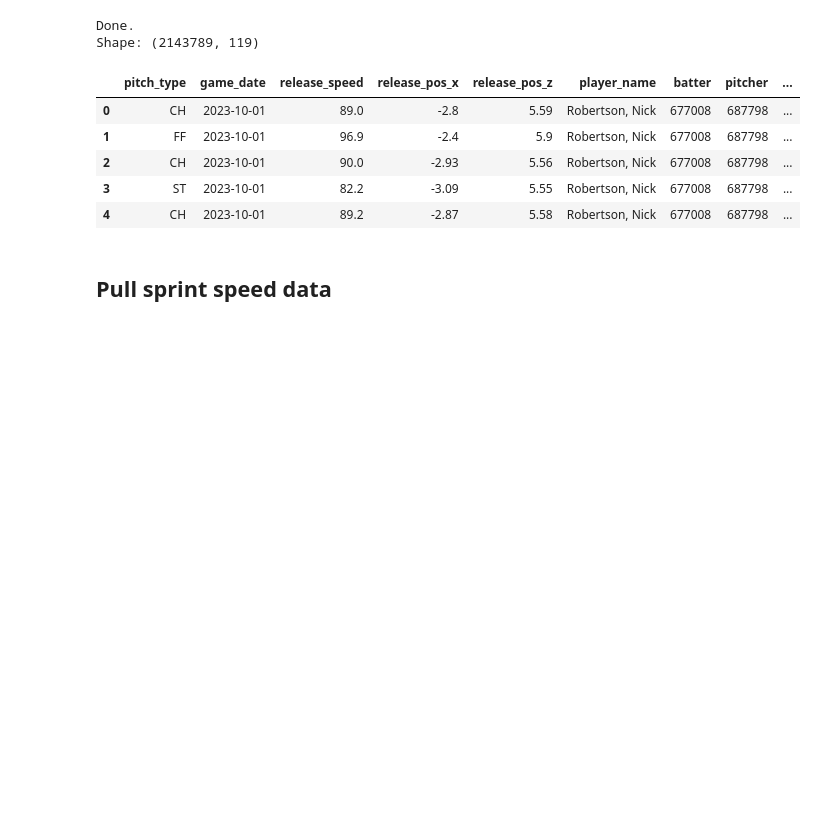
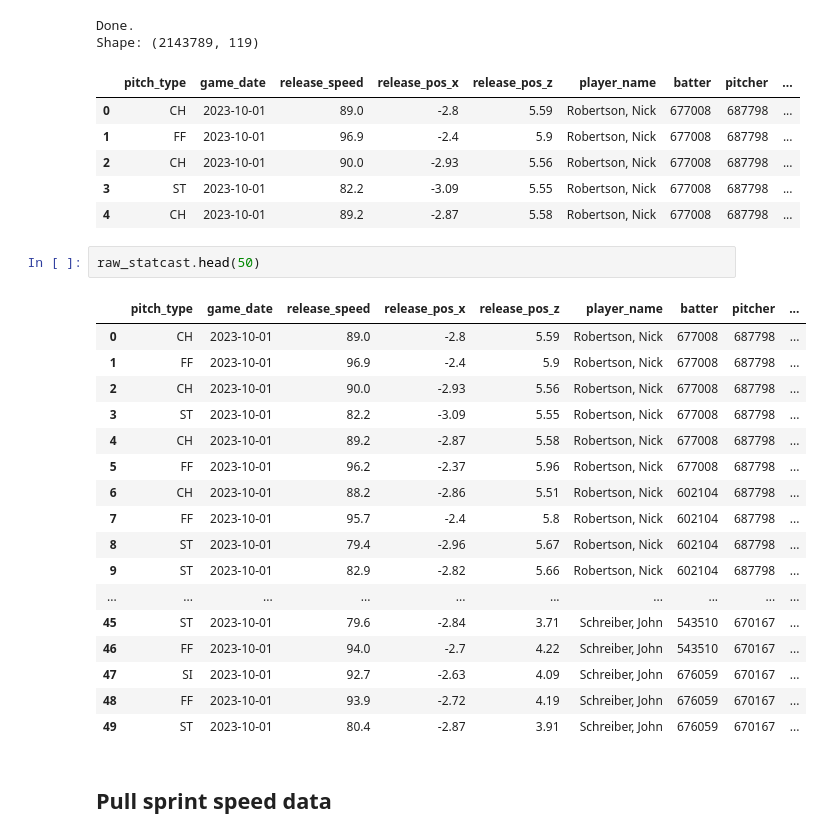
Before and after one commit to ZachGrammer/BaseballRevamp, a Jupyter notebook: 01_data_ingestion.ipynb, the cells around one changed output. Cells and saved outputs as stored; diff of their text form; blank space fills up the shorter version.

```diff
--- a/01_data_ingestion.ipynb
+++ b/01_data_ingestion.ipynb
@@ -62,6 +62,26 @@ Shape: (2143789, 119)
 | 2 | CH | 2023-10-01 | 90.0 | -2.93 | 5.56 | Robertson, Nick | 677008 | 687798 | ... |
 | 3 | ST | 2023-10-01 | 82.2 | -3.09 | 5.55 | Robertson, Nick | 677008 | 687798 | ... |
 | 4 | CH | 2023-10-01 | 89.2 | -2.87 | 5.58 | Robertson, Nick | 677008 | 687798 | ... |
+# %%
+raw_statcast.head(50)
+# %% [output]
+|  | pitch_type | game_date | release_speed | release_pos_x | release_pos_z | player_name | batter | pitcher | ... |
+| 0 | CH | 2023-10-01 | 89.0 | -2.8 | 5.59 | Robertson, Nick | 677008 | 687798 | ... |
+| 1 | FF | 2023-10-01 | 96.9 | -2.4 | 5.9 | Robertson, Nick | 677008 | 687798 | ... |
+| 2 | CH | 2023-10-01 | 90.0 | -2.93 | 5.56 | Robertson, Nick | 677008 | 687798 | ... |
+| 3 | ST | 2023-10-01 | 82.2 | -3.09 | 5.55 | Robertson, Nick | 677008 | 687798 | ... |
+| 4 | CH | 2023-10-01 | 89.2 | -2.87 | 5.58 | Robertson, Nick | 677008 | 687798 | ... |
+| 5 | FF | 2023-10-01 | 96.2 | -2.37 | 5.96 | Robertson, Nick | 677008 | 687798 | ... |
+| 6 | CH | 2023-10-01 | 88.2 | -2.86 | 5.51 | Robertson, Nick | 602104 | 687798 | ... |
+| 7 | FF | 2023-10-01 | 95.7 | -2.4 | 5.8 | Robertson, Nick | 602104 | 687798 | ... |
+| 8 | ST | 2023-10-01 | 79.4 | -2.96 | 5.67 | Robertson, Nick | 602104 | 687798 | ... |
+| 9 | ST | 2023-10-01 | 82.9 | -2.82 | 5.66 | Robertson, Nick | 602104 | 687798 | ... |
+| ... | ... | ... | ... | ... | ... | ... | ... | ... | ... |
+| 45 | ST | 2023-10-01 | 79.6 | -2.84 | 3.71 | Schreiber, John | 543510 | 670167 | ... |
+| 46 | FF | 2023-10-01 | 94.0 | -2.7 | 4.22 | Schreiber, John | 543510 | 670167 | ... |
+| 47 | SI | 2023-10-01 | 92.7 | -2.63 | 4.09 | Schreiber, John | 676059 | 670167 | ... |
+| 48 | FF | 2023-10-01 | 93.9 | -2.72 | 4.19 | Schreiber, John | 676059 | 670167 | ... |
+| 49 | ST | 2023-10-01 | 80.4 | -2.87 | 3.91 | Schreiber, John | 676059 | 670167 | ... |
 # %% [markdown]
 ## Pull sprint speed data
 # %%
```
Also changed, not shown: 1 other file.
